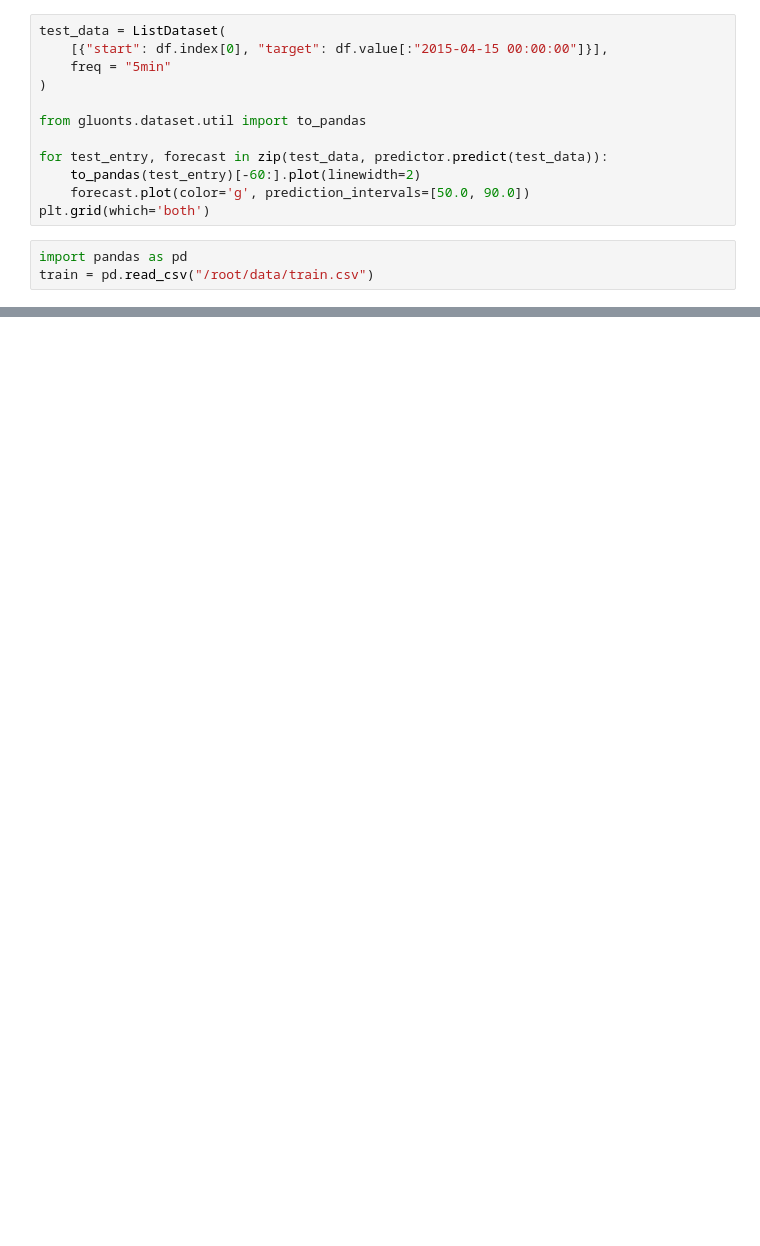
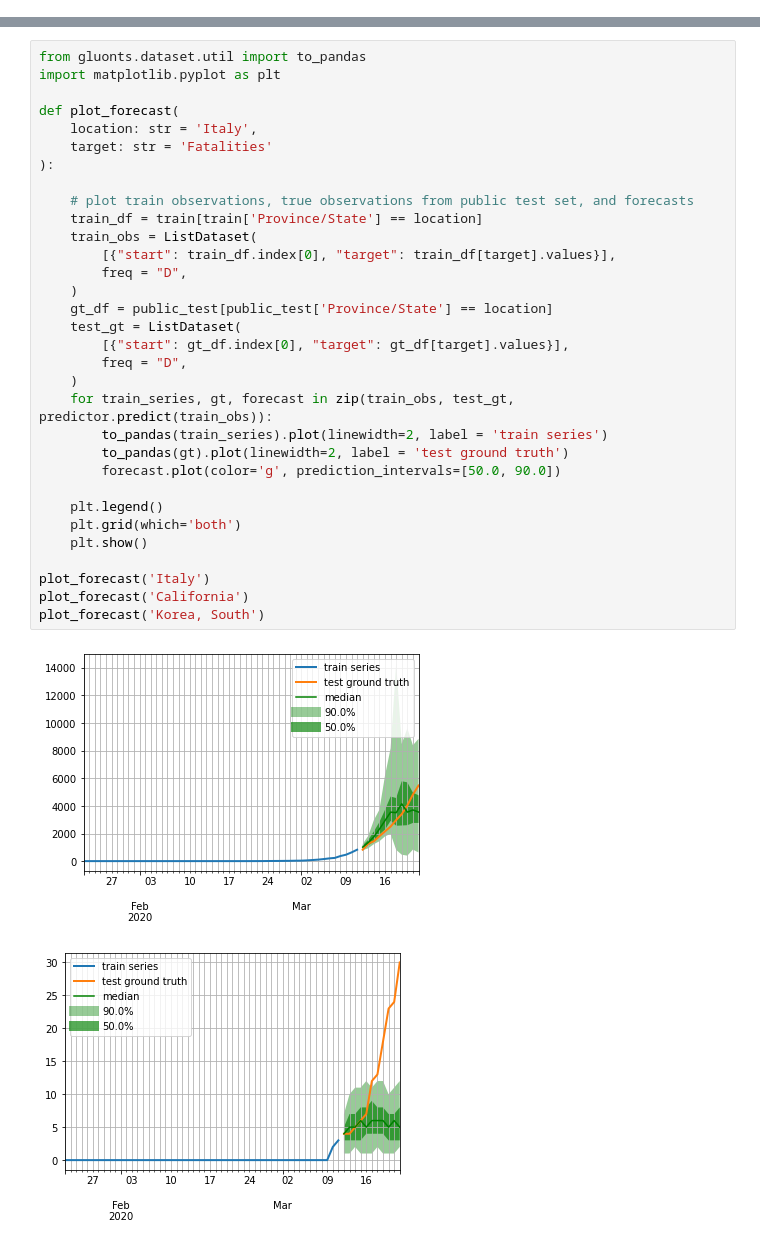
Before and after one commit to jlgleason/gluonts-forecasting-applications, a Jupyter notebook: notebooks/COVID Experimentation.ipynb, the cells around one changed output, grey strips where cells are left out. Drawn from its saved outputs; the diff is of its cells as text; blank space fills up the shorter version.

```diff
--- a/notebooks/COVID Experimentation.ipynb
+++ b/notebooks/COVID Experimentation.ipynb
@@ -29,15 +119,0 @@ predictor = estimator.train(training_data=training_data)
-# %%
-test_data = ListDataset(
-    [{"start": df.index[0], "target": df.value[:"2015-04-15 00:00:00"]}],
-    freq = "5min"
-)
-
-from gluonts.dataset.util import to_pandas
-
-for test_entry, forecast in zip(test_data, predictor.predict(test_data)):
-    to_pandas(test_entry)[-60:].plot(linewidth=2)
-    forecast.plot(color='g', prediction_intervals=[50.0, 90.0])
-plt.grid(which='both')
-# %%
-import pandas as pd
-train = pd.read_csv("/root/data/train.csv")
@@ -43,0 +124,35 @@ train = pd.read_csv("/root/data/train.csv")
+# %%
+from gluonts.dataset.util import to_pandas
+import matplotlib.pyplot as plt
+
+def plot_forecast(
+    location: str = 'Italy',
+    target: str = 'Fatalities'
+):
+
+    # plot train observations, true observations from public test set, and forecasts
+    train_df = train[train['Province/State'] == location]
+    train_obs = ListDataset(
+        [{"start": train_df.index[0], "target": train_df[target].values}],
+        freq = "D",
+    )
+    gt_df = public_test[public_test['Province/State'] == location]
+    test_gt = ListDataset(
+        [{"start": gt_df.index[0], "target": gt_df[target].values}],
+        freq = "D",
+    )
+    for train_series, gt, forecast in zip(train_obs, test_gt, predictor.predict(train_obs)):
+        to_pandas(train_series).plot(linewidth=2, label = 'train series')
+        to_pandas(gt).plot(linewidth=2, label = 'test ground truth')
+        forecast.plot(color='g', prediction_intervals=[50.0, 90.0])
+
+    plt.legend()
+    plt.grid(which='both')
+    plt.show()
+
+plot_forecast('Italy')
+plot_forecast('California')
+plot_forecast('Korea, South')
+# %% [output]
+[figure, added]
+[figure, added]
```
Also changed, not shown: parts of 16 cells of this notebook.
